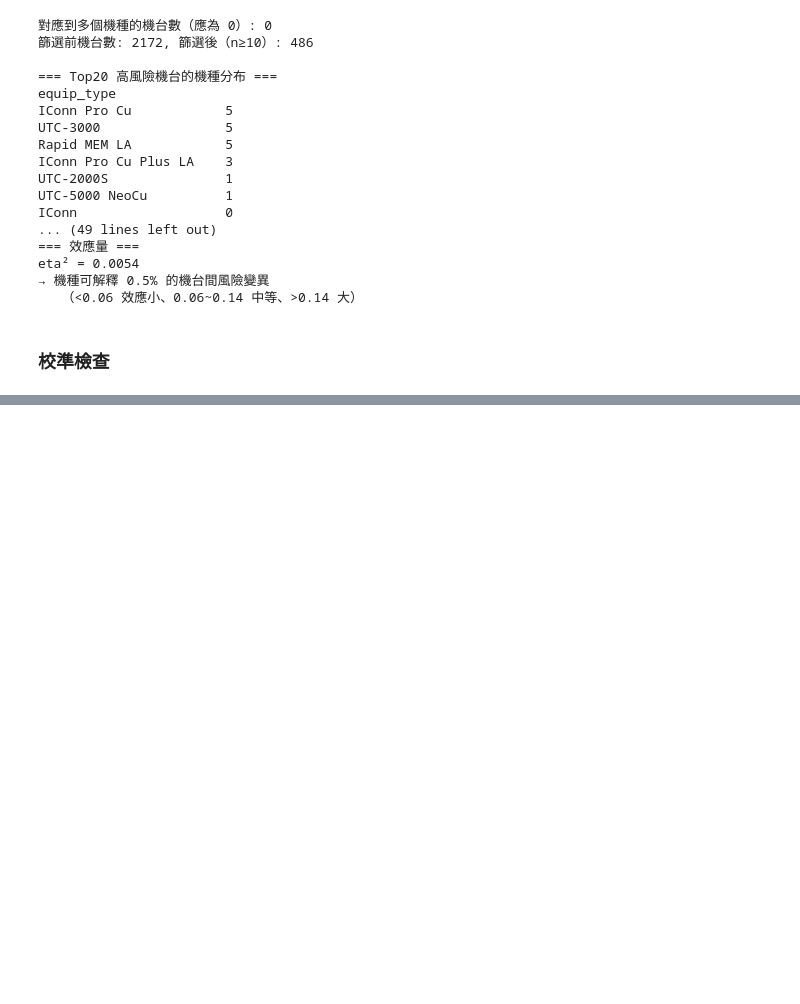
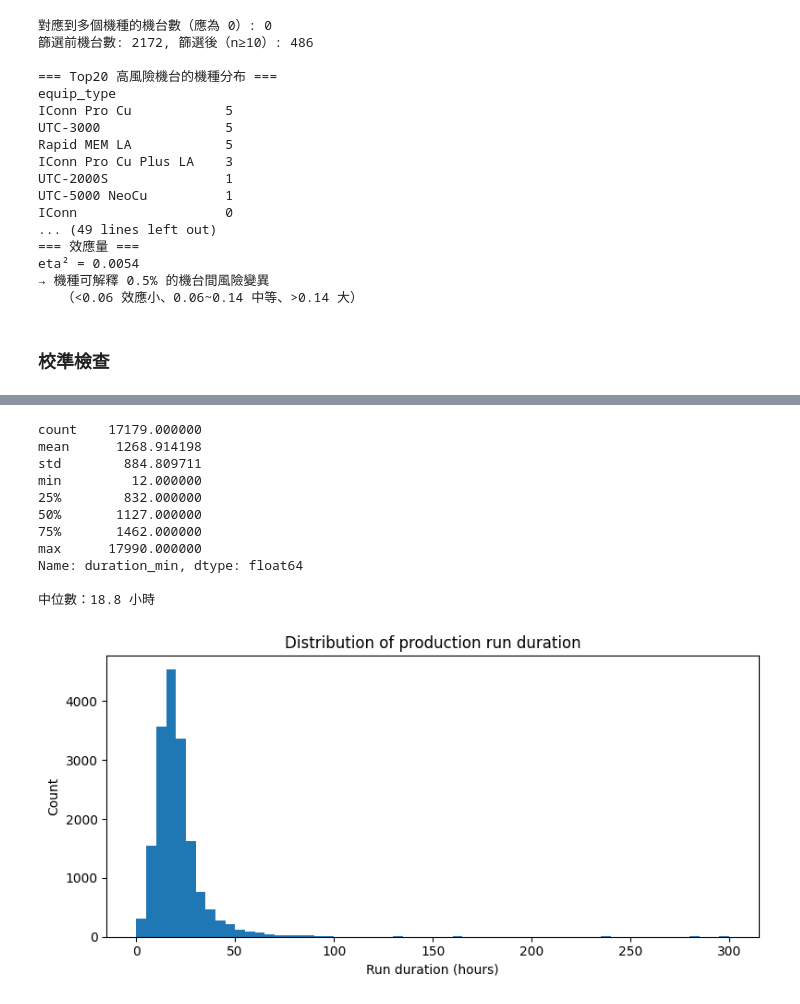
Before and after one commit to aceaceace123/test0806, a Jupyter notebook: WBMachine_ErrorEventAnalyze.ipynb, the cells around one changed output, grey strips where cells are left out. Cells and saved outputs as stored; diff of their text form; code cells hidden in the pictures; blank space fills up the shorter version.

```diff
--- a/WBMachine_ErrorEventAnalyze.ipynb
+++ b/WBMachine_ErrorEventAnalyze.ipynb
@@ -1746,0 +1750,7 @@ eta² = 0.0054
+# %%
+run_keys=['step_id','equip_type','equip_id','recipe_id','device_name','lot_id']
+for c in run_keys + ["location", "floor"]:
+    df[c] = df[c].fillna("__NA__")
+
+print(df.shape)
+print(df['eventmessage'].nunique())
@@ -1746,0 +1814,24 @@ eta² = 0.0054
+# %%
+print(run_base["duration_min"].describe())
+print(f"\n中位數：{run_base['duration_min'].median()/60:.1f} 小時")
+
+fig, ax = plt.subplots(figsize=(8, 4))
+ax.hist(run_base["duration_min"] / 60, bins=60)
+ax.set_xlabel("Run duration (hours)")
+ax.set_ylabel("Count")
+ax.set_title("Distribution of production run duration")
+plt.tight_layout()
+plt.show()
+# %% [output]
+count    17179.000000
+mean      1268.914198
+std        884.809711
+min         12.000000
+25%        832.000000
+50%       1127.000000
+75%       1462.000000
+max      17990.000000
+Name: duration_min, dtype: float64
+
+中位數：18.8 小時
+[figure, added]
```
Also changed, not shown: parts of 22 cells of this notebook.
